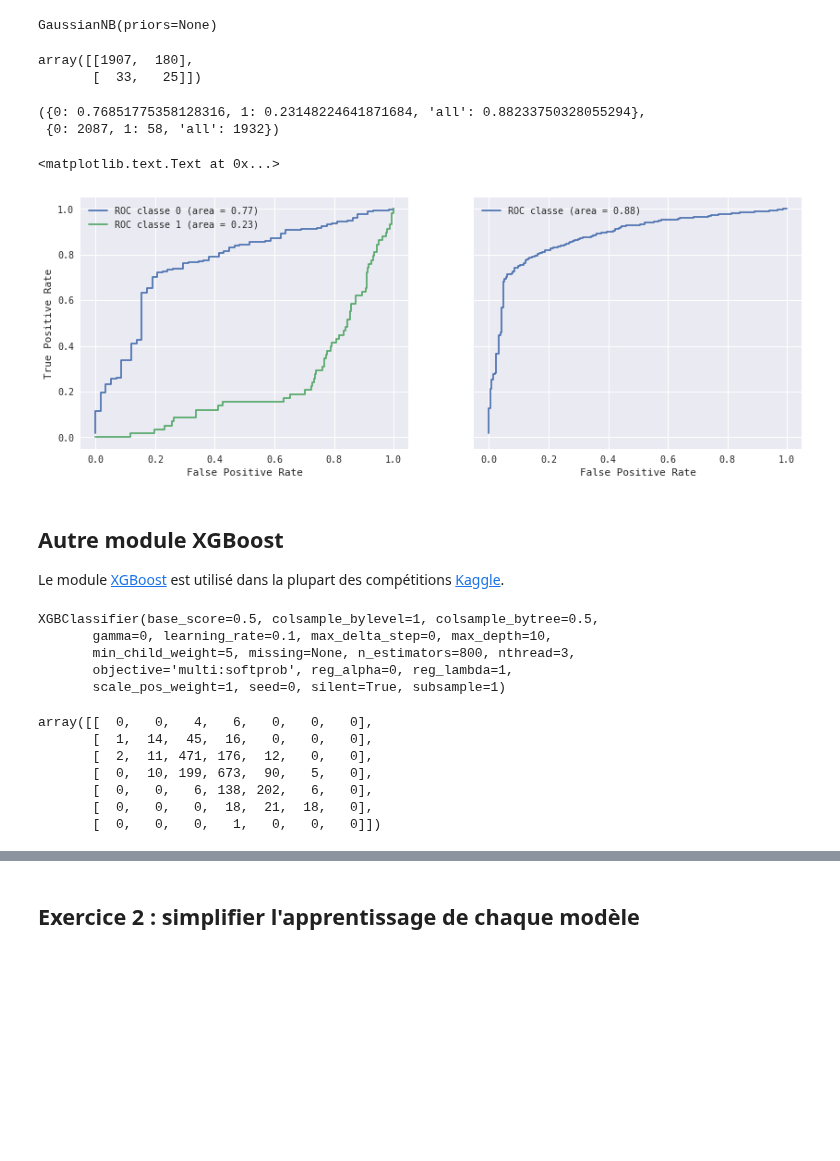
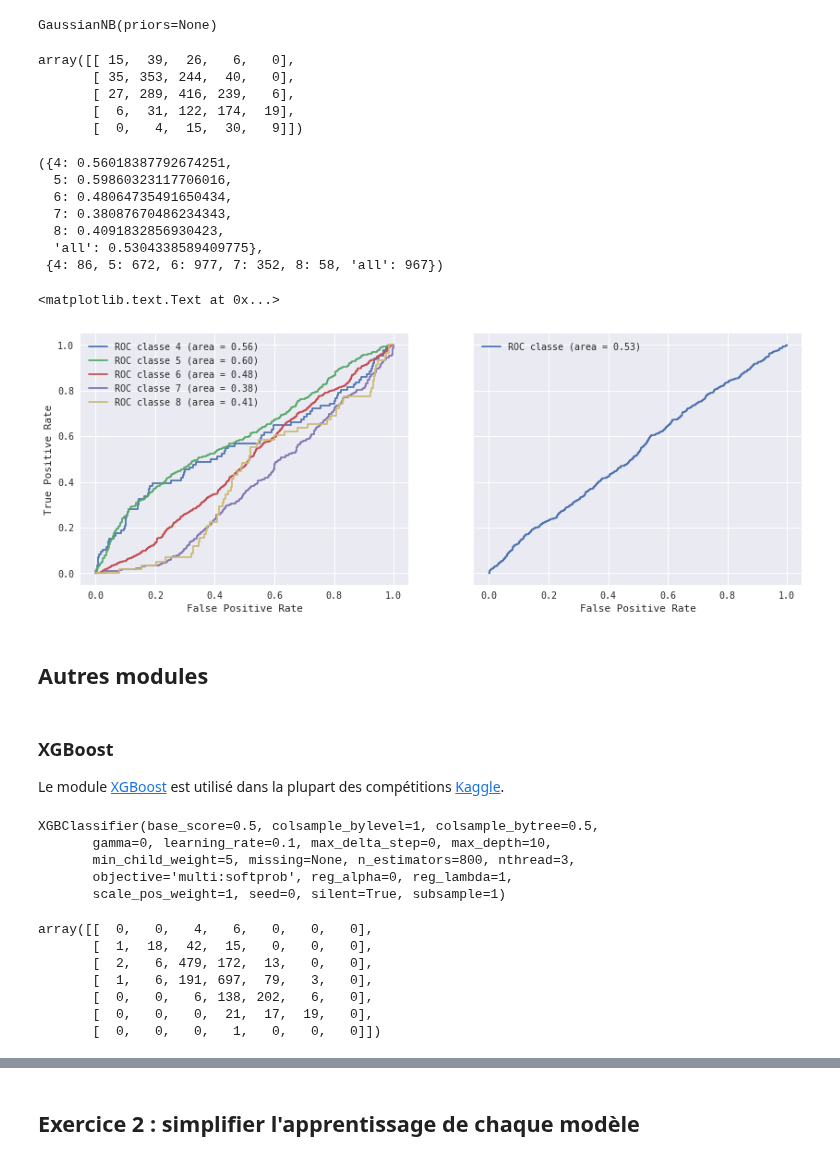
Before and after one commit to sdpython/actuariat_python, a Jupyter notebook: _doc/notebooks/sessions/seance6_graphes_ml_enonce.ipynb, the cells around one changed output, grey strips where cells are left out. Cells and saved outputs as stored; diff of their text form; code cells hidden in the pictures; blank space fills up the shorter version.

```diff
--- a/_doc/notebooks/sessions/seance6_graphes_ml_enonce.ipynb
+++ b/_doc/notebooks/sessions/seance6_graphes_ml_enonce.ipynb
@@ -719,20 +707,20 @@ import numpy
 y_score89 = numpy.array( [y_prob89[i,p-y_min89] for i,p in enumerate(y_pred89)] )
 y_score89[:5]
 
-fpr = dict()
-tpr = dict()
-roc_auc = dict()
-nb_obs = dict()
+fpr89 = dict()
+tpr89 = dict()
+roc_auc89 = dict()
+nb_obs89 = dict()
 
 for i in clf89.classes_:
-    fpr[i], tpr[i], _ = roc_curve(y_test89 == i, y_score89)
-    roc_auc[i] = auc(fpr[i], tpr[i])
-    nb_obs[i] = (y_test89 == i).sum()
+    fpr89[i], tpr89[i], _ = roc_curve(y_test89 == i, y_score89)
+    roc_auc89[i] = auc(fpr89[i], tpr89[i])
+    nb_obs89[i] = (y_test89 == i).sum()
 
 i = "all"
-fpr[i], tpr[i], _ = roc_curve(y_test89 == y_pred89, y_score89)
-roc_auc[i] = auc(fpr[i], tpr[i])
-nb_obs[i] = (y_test89 == y_pred89).sum()
+fpr89[i], tpr89[i], _ = roc_curve(y_test89 == y_pred89, y_score89)
+roc_auc89[i] = auc(fpr89[i], tpr89[i])
+nb_obs89[i] = (y_test89 == y_pred89).sum()
 
-roc_auc, nb_obs
+roc_auc89, nb_obs89
 # %% [output]
@@ -761,9 +749,9 @@ roc_auc_best, nb_obs_best
 import matplotlib.pyplot as plt
 fig, axes = plt.subplots(1,2, figsize=(14,5), sharey=True)
 for cl in (4,5,6,7,8):
-    axes[0].plot(fpr[cl], tpr[cl], label='ROC classe %d (area = %0.2f)' % (cl, roc_auc[cl]))
+    axes[0].plot(fpr89[cl], tpr89[cl], label='ROC classe %d (area = %0.2f)' % (cl, roc_auc89[cl]))
 for cl in ("all",):
-    axes[1].plot(fpr[cl], tpr[cl], label='ROC classe (area = %0.2f)' % (roc_auc[cl]))
+    axes[1].plot(fpr89[cl], tpr89[cl], label='ROC classe (area = %0.2f)' % (roc_auc89[cl]))
 axes[0].legend()
 axes[1].legend()
 # %% [output]
@@ -880,17 +865,20 @@ axes[1].set_xlabel("False Positive Rate")
 # %%
 from sklearn.naive_bayes  import GaussianNB
 clfs89 = GaussianNB()
-clfs89.fit(x_train, y_trains89)
+clfs89.fit(x_train, y_train89)
 # %% [output]
 GaussianNB(priors=None)
 # %%
 from sklearn.metrics import confusion_matrix
-y_pred = clfs89.predict(x_test)
-confs89 = confusion_matrix(y_tests89, y_pred)
+y_pred89 = clfs89.predict(x_test)
+confs89 = confusion_matrix(y_test89, y_pred89)
 confs89
 # %% [output]
-array([[1907,  180],
-       [  33,   25]])
+array([[ 15,  39,  26,   6,   0],
+       [ 35, 353, 244,  40,   0],
+       [ 27, 289, 416, 239,   6],
+       [  6,  31, 122, 174,  19],
+       [  0,   4,  15,  30,   9]])
 # %%
 from sklearn.metrics import roc_curve, auc
 
@@ -907,16 +895,21 @@ roc_auc = dict()
 nb_obs = dict()
 
 for i in clfs89.classes_:
-    fpr[i], tpr[i], _ = roc_curve(y_tests89 == i, y_scores89)
+    fpr[i], tpr[i], _ = roc_curve(y_test89 == i, y_scores89)
     roc_auc[i] = auc(fpr[i], tpr[i])
-    nb_obs[i] = (y_tests89 == i).sum()
+    nb_obs[i] = (y_test89 == i).sum()
 
 i = "all"
-fpr[i], tpr[i], _ = roc_curve(y_tests89 == y_preds89, y_scores89)
+fpr[i], tpr[i], _ = roc_curve(y_test89 == y_preds89, y_scores89)
 roc_auc[i] = auc(fpr[i], tpr[i])
-nb_obs[i] = (y_tests89 == y_preds89).sum()
+nb_obs[i] = (y_test89 == y_preds89).sum()
 
 roc_auc, nb_obs
 # %% [output]
-({0: 0.76851775358128316, 1: 0.23148224641871684, 'all': 0.88233750328055294},
- {0: 2087, 1: 58, 'all': 1932})
+({4: 0.56018387792674251,
+  5: 0.59860323117706016,
+  6: 0.48064735491650434,
+  7: 0.38087670486234343,
+  8: 0.4091832856930423,
+  'all': 0.5304338589409775},
+ {4: 86, 5: 672, 6: 977, 7: 352, 8: 58, 'all': 967})
@@ -923,20 +918,22 @@ roc_auc, nb_obs
 # %%
 import matplotlib.pyplot as plt
 fig, axes = plt.subplots(1,2, figsize=(14,5), sharey=True)
-for cl in (0,1):
+for cl in clfs89.classes_:
     axes[0].plot(fpr[cl], tpr[cl], label='ROC classe %d (area = %0.2f)' % (cl, roc_auc[cl]))
 for cl in ("all",):
     axes[1].plot(fpr[cl], tpr[cl], label='ROC classe (area = %0.2f)' % (roc_auc[cl]))
 axes[0].legend()
 axes[1].legend()
 axes[0].set_ylabel("True Positive Rate")
 axes[0].set_xlabel("False Positive Rate")
 axes[1].set_xlabel("False Positive Rate")
 # %% [output]
 <matplotlib.text.Text at 0x...>
-[figure, old version]
+[figure, new version]
+# %% [markdown]
+## Autres modules
 # %% [markdown]
-## Autre module XGBoost
+### XGBoost
 
 Le module [XGBoost](http://xgboost.readthedocs.org/en/latest/python) est utilisé dans la plupart des compétitions [Kaggle](https://www.kaggle.com/).
 # %%
@@ -963,11 +960,11 @@ confxg = confusion_matrix(y_test, y_pred)
 confxg
 # %% [output]
 array([[  0,   0,   4,   6,   0,   0,   0],
-       [  1,  14,  45,  16,   0,   0,   0],
-       [  2,  11, 471, 176,  12,   0,   0],
-       [  0,  10, 199, 673,  90,   5,   0],
+       [  1,  18,  42,  15,   0,   0,   0],
+       [  2,   6, 479, 172,  13,   0,   0],
+       [  1,   6, 191, 697,  79,   3,   0],
        [  0,   0,   6, 138, 202,   6,   0],
-       [  0,   0,   0,  18,  21,  18,   0],
+       [  0,   0,   0,  21,  17,  19,   0],
        [  0,   0,   0,   1,   0,   0,   0]])
 # %%
 from sklearn.metrics import roc_curve, auc
```
Also changed, not shown: parts of 45 cells of this notebook, 4 other files.
